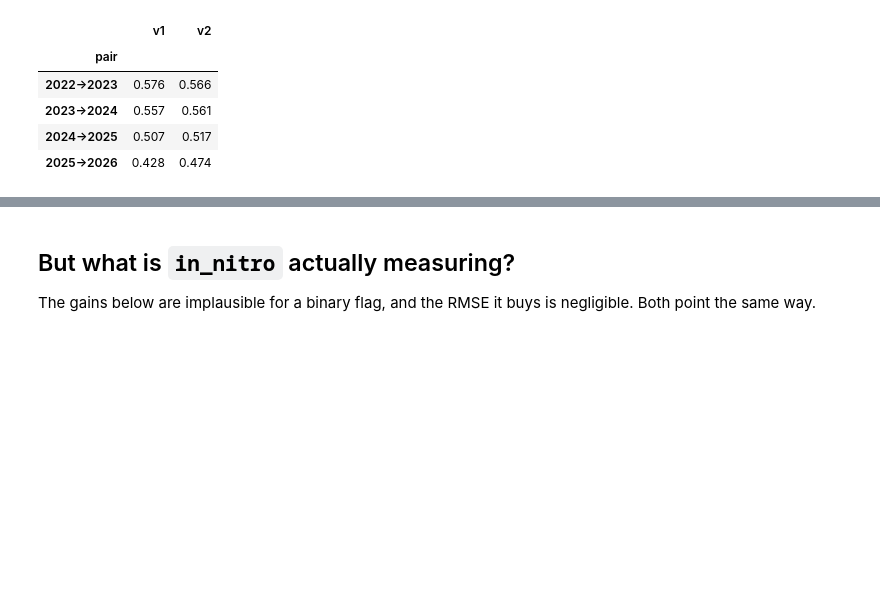
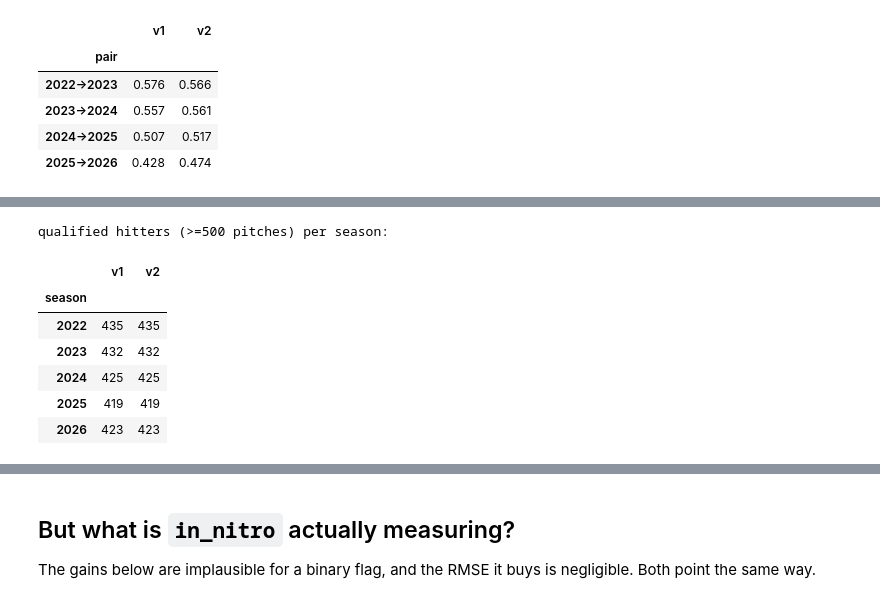
Before and after one commit to Jack1021ohoh/batter_decision_value, a Jupyter notebook: notebooks/v2_baseline.ipynb, the cells around one changed output, grey strips where cells are left out. Drawn from its saved outputs; the diff is of its cells as text; code cells hidden in the pictures; blank space fills up the shorter version.

```diff
--- a/notebooks/v2_baseline.ipynb
+++ b/notebooks/v2_baseline.ipynb
@@ -103,0 +112,14 @@ pd.concat([r1['yoy'].r2.rename('v1'), r2['yoy'].r2.rename('v2')], axis=1).round(
+# %%
+qual = pd.concat([r1['scores'].groupby('season').size().rename('v1'),
+                  r2['scores'].groupby('season').size().rename('v2')], axis=1)
+print('qualified hitters (>=500 pitches) per season:')
+qual
+# %% [output]
+qualified hitters (>=500 pitches) per season:
+|  | v1 | v2 |
+| season |  |  |
+| 2022 | 435 | 435 |
+| 2023 | 432 | 432 |
+| 2024 | 425 | 425 |
+| 2025 | 419 | 419 |
+| 2026 | 423 | 423 |
```
Also changed, not shown: parts of 8 cells of this notebook.
